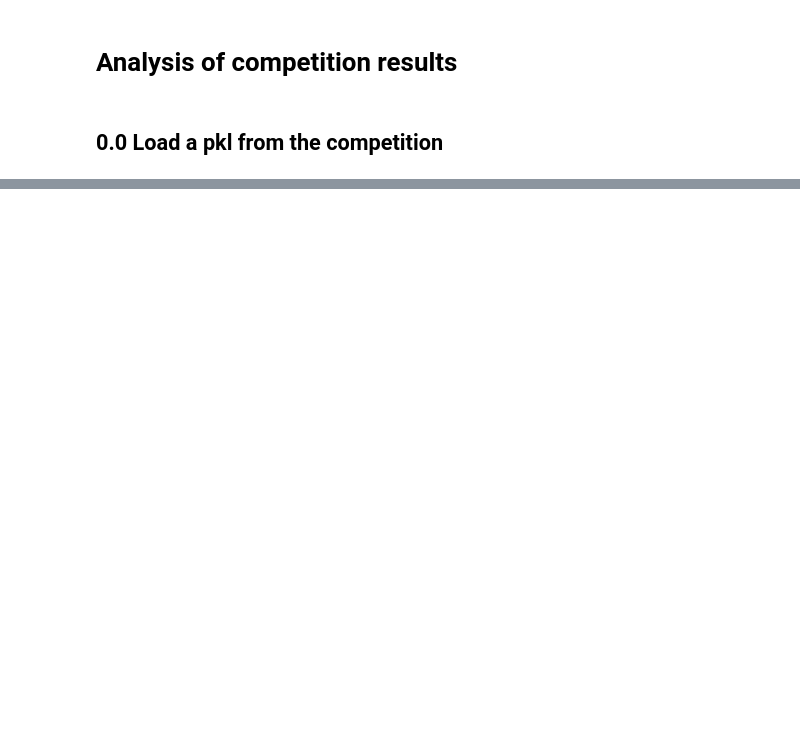
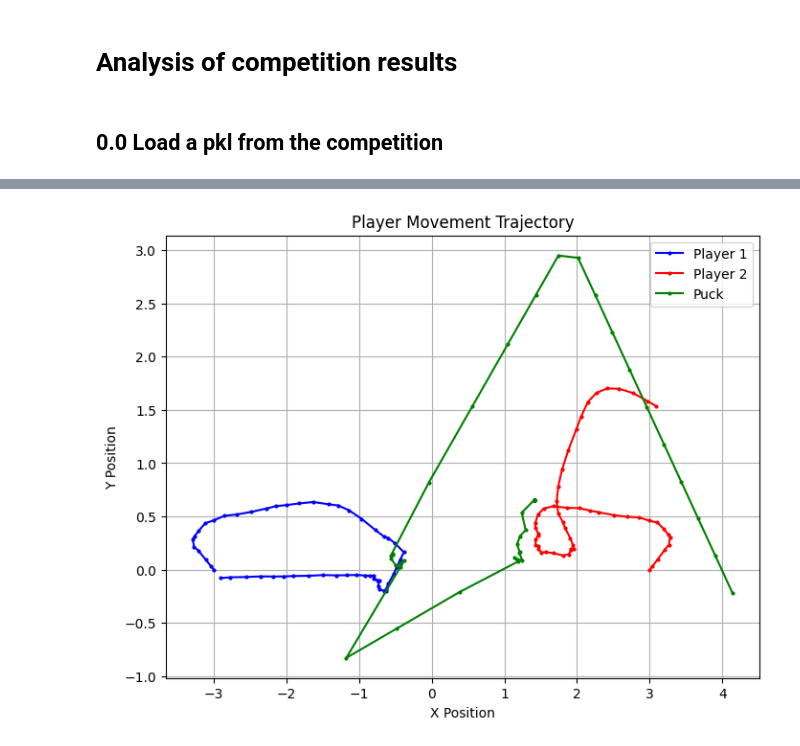
Before and after one commit to l-ine/RL_Project, a Jupyter notebook: competition/competition_results_plots.ipynb, the cells around one changed output, grey strips where cells are left out. Drawn from its saved outputs; the diff is of its cells as text; code cells hidden in the pictures; blank space fills up the shorter version.

```diff
--- a/competition/competition_results_plots.ipynb
+++ b/competition/competition_results_plots.ipynb
@@ -16,27 +21,31 @@ import torch
 # %%
 # load and check some values of a pkl from one game in the competition
 
-with open('results_competition/f98b6cbf-bb38-45f8-81d1-c01ac3465613.pkl', 'rb') as f:
+with open('competition_results/botStrongWon.pkl', 'rb') as f:
     data = pickle.load(f)
+
+round = "0"  # 0, 1, 2 or 3
 
 print(data.keys())
 
 print(data["num_rounds"])
 
-# we are playing a maximum of 4 rounds, each having 251 actions
+# we are playing a maximum of 4 rounds, each having max. 251 actions
 print(data["actions"].shape)
 
-# each round has 251 actions and 252 observations
-print(len(data["actions_round_0"]))
-print(len(data["observations_round_0"]))
+# each round has 251 actions and 252 observations (or less if goal)
+print(len(data[f"actions_round_{round}"]))
+print(len(data[f"observations_round_{round}"]))
 
 # each action includes 8 datapoints (do nothing, move, shoot, ...)
 # each observation includes 18 datapoints (x pos player one, y pos player one, ...)
-print(len(data["actions_round_0"][0]))
-print(len(data["observations_round_0"][0]))
+print(len(data[f"actions_round_{round}"][0]))
+print(len(data[f"observations_round_{round}"][0]))
 
 
 # more evaluations follow
+print(data[f"observations_round_{round}"][0])
+print(data[f"actions_round_{round}"][0])
 # %% [output]
 dict_keys(['actions_round_0', 'observations_round_0', 'actions_round_1', 'observations_round_1', 'actions_round_2', 'observations_round_2', 'actions_round_3', 'observations_round_3', 'num_rounds', 'ac ...
 [array([4])]
@@ -77,0 +63,78 @@ def run(env, agent, n_episodes=100, noise=0):
+# %%
+# Load observations for this round
+observations = np.array(data[f"observations_round_{round}"])  # Convert to NumPy array
+
+# Extract player 1 positions
+x_player1 = observations[:, 0]  # X position of player 1
+y_player1 = observations[:, 1]  # Y position of player 1
+
+# Extract player 2 positions
+x_player2 = observations[:, 6]  # X position of player 2
+y_player2 = observations[:, 7]  # Y position of player 2
+
+# Extract puck data
+puck_x = observations[:, 12]
+puck_y = observations[:, 13]
+puck_time_p1 = observations[:, 16]
+puck_time_p2 = observations[:, 17]
+
+# Compute speed for both players
+dx1 = np.diff(x_player1)
+dy1 = np.diff(y_player1)
+speed_player1 = np.sqrt(dx1**2 + dy1**2)
+
+dx2 = np.diff(x_player2)
+dy2 = np.diff(y_player2)
+speed_player2 = np.sqrt(dx2**2 + dy2**2)
+
+# Compute speed puck
+dx3 = np.diff(puck_x)
+dy3 = np.diff(puck_y)
+speed_puck = np.sqrt(dx3**2 + dy3**2)
+
+# Create time axis
+time_steps = np.arange(len(x_player1))  # Time steps for plotting
+
+# ---- PLOT 1: Player movement trajectory ----
+plt.figure(figsize=(8, 6))
+plt.plot(x_player1, y_player1, label="Player 1", color='blue', marker='o', markersize=2, linestyle='-')
+plt.plot(x_player2, y_player2, label="Player 2", color='red', marker='o', markersize=2, linestyle='-')
+plt.plot(puck_x, puck_y, label="Puck", color='green', marker='o', markersize=2, linestyle='-')
+plt.xlabel("X Position")
+plt.ylabel("Y Position")
+plt.title("Player Movement Trajectory")
+plt.legend()
+plt.grid(True)
+plt.show()
+
+# ---- PLOT 2: X & Y Positions over time ----
+plt.figure(figsize=(12, 5))
+plt.subplot(2, 1, 1)
+plt.plot(time_steps, x_player1, label="Player 1 X", color='blue')
+plt.plot(time_steps, x_player2, label="Player 2 X", color='red', linestyle='dashed')
+plt.ylabel("X Position")
+plt.title("Player Positions Over Time")
+plt.legend()
+plt.grid(True)
+
+plt.subplot(2, 1, 2)
+plt.plot(time_steps, y_player1, label="Player 1 Y", color='blue')
+plt.plot(time_steps, y_player2, label="Player 2 Y", color='red', linestyle='dashed')
+plt.xlabel("Time Step")
+plt.ylabel("Y Position")
+plt.legend()
+plt.grid(True)
+plt.show()
+
+# ---- PLOT 3: Speed over time ----
+plt.figure(figsize=(8, 4))
+plt.plot(time_steps[:-1], speed_player1, label="Player 1 Speed", color='blue')
+plt.plot(time_steps[:-1], speed_player2, label="Player 2 Speed", color='red', linestyle='dashed')
+plt.xlabel("Time Step")
+plt.ylabel("Speed")
+plt.title("Speed Over Time")
+plt.legend()
+plt.grid(True)
+plt.show()
+# %% [output]
+[figure, added]
```
Also changed, not shown: parts of 12 cells of this notebook, 2 other files.
